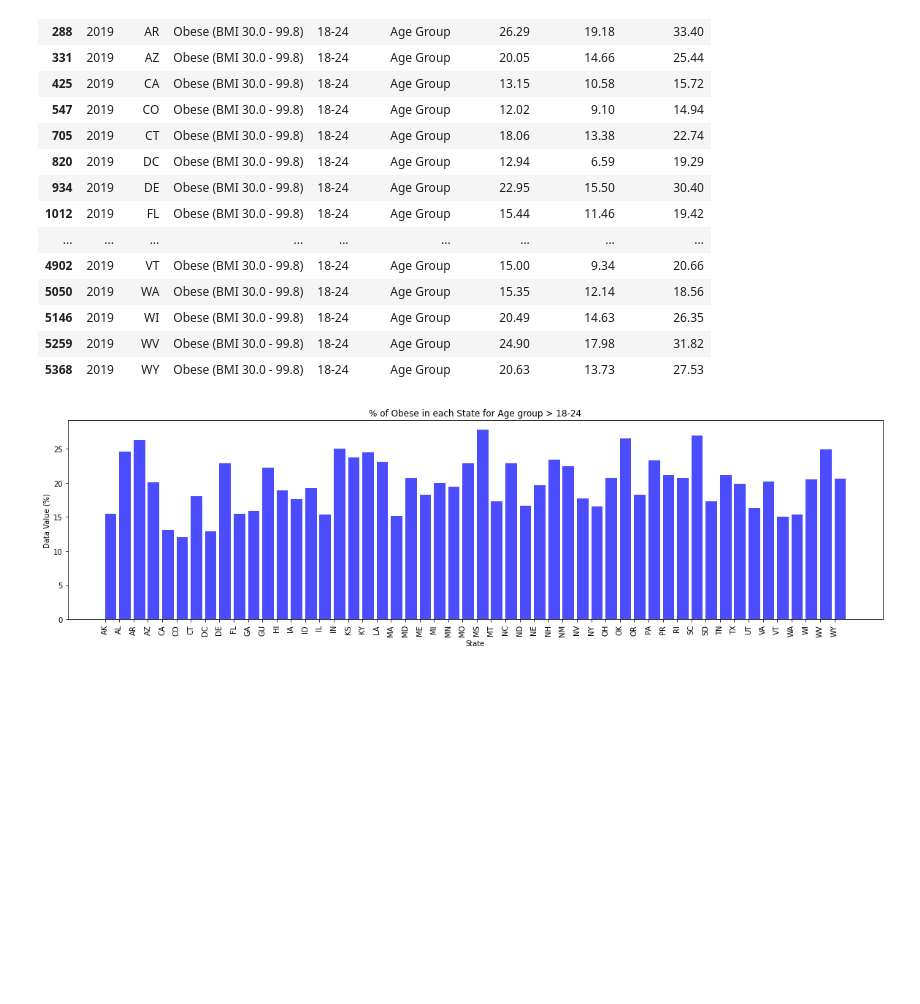
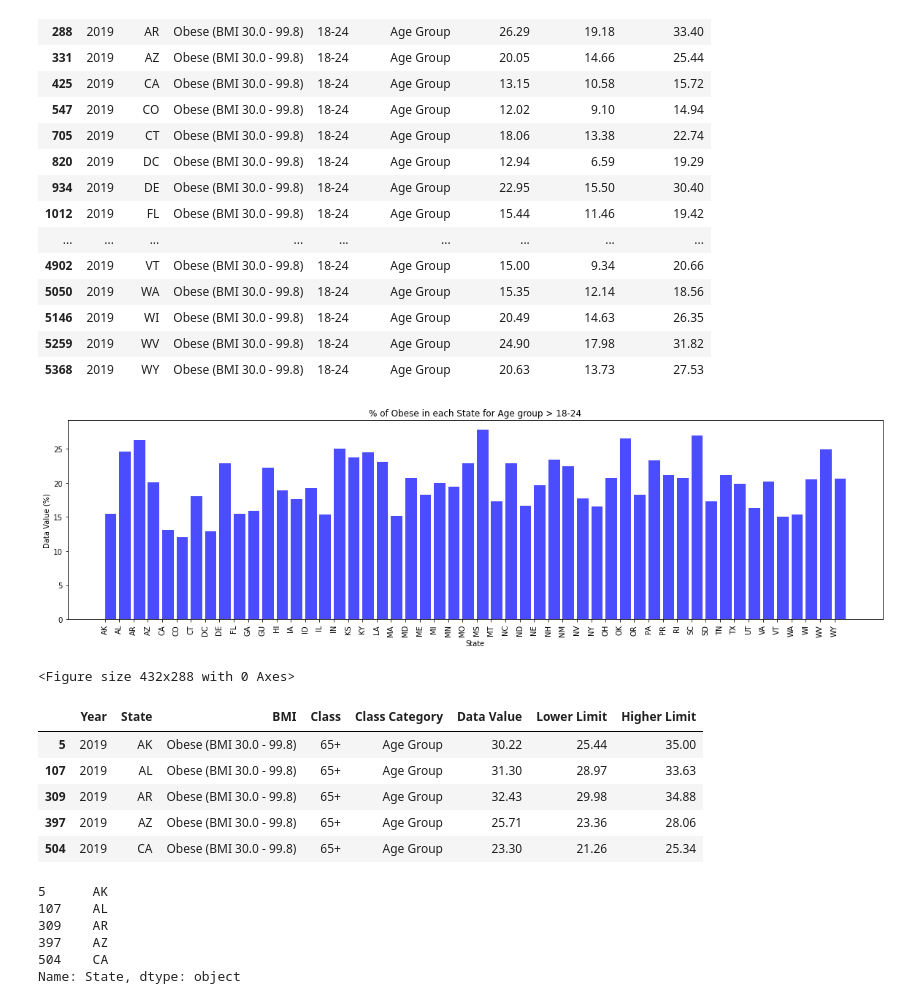
Before and after one commit to rnwokoye/analysing_obesisty_trends, a Jupyter notebook: Obesity_Data.ipynb, the cells around one changed output. Drawn from its saved outputs; the diff is of its cells as text; code cells hidden in the pictures; blank space fills up the shorter version.

```diff
--- a/Obesity_Data.ipynb
+++ b/Obesity_Data.ipynb
@@ -392,6 +404,29 @@ plt.xticks(rotation='vertical')
 plt.xlabel("State")
 plt.ylabel("Data Value (%)")
 plt.title('% of Obese in each State for Age group > 18-24')
+fig1 = plt.gcf()
 plt.show()
+plt.draw()
+fig1.savefig('Output_Data/SFig4.png', dpi=100)
 # %% [output]
 [figure]
+<Figure size 432x288 with 0 Axes>
+# %%
+cls_df.head()
+# %% [output]
+|  | Year | State | BMI | Class | Class Category | Data Value | Lower Limit | Higher Limit |
+| 5 | 2019 | AK | Obese (BMI 30.0 - 99.8) | 65+ | Age Group | 30.22 | 25.44 | 35.00 |
+| 107 | 2019 | AL | Obese (BMI 30.0 - 99.8) | 65+ | Age Group | 31.30 | 28.97 | 33.63 |
+| 309 | 2019 | AR | Obese (BMI 30.0 - 99.8) | 65+ | Age Group | 32.43 | 29.98 | 34.88 |
+| 397 | 2019 | AZ | Obese (BMI 30.0 - 99.8) | 65+ | Age Group | 25.71 | 23.36 | 28.06 |
+| 504 | 2019 | CA | Obese (BMI 30.0 - 99.8) | 65+ | Age Group | 23.30 | 21.26 | 25.34 |
+# %%
+s = cls_df.iloc[:,1].sort_values()
+s.head()
+# %% [output]
+5      AK
+107    AL
+309    AR
+397    AZ
+504    CA
+Name: State, dtype: object
```
Also changed, not shown: parts of 6 cells of this notebook.
